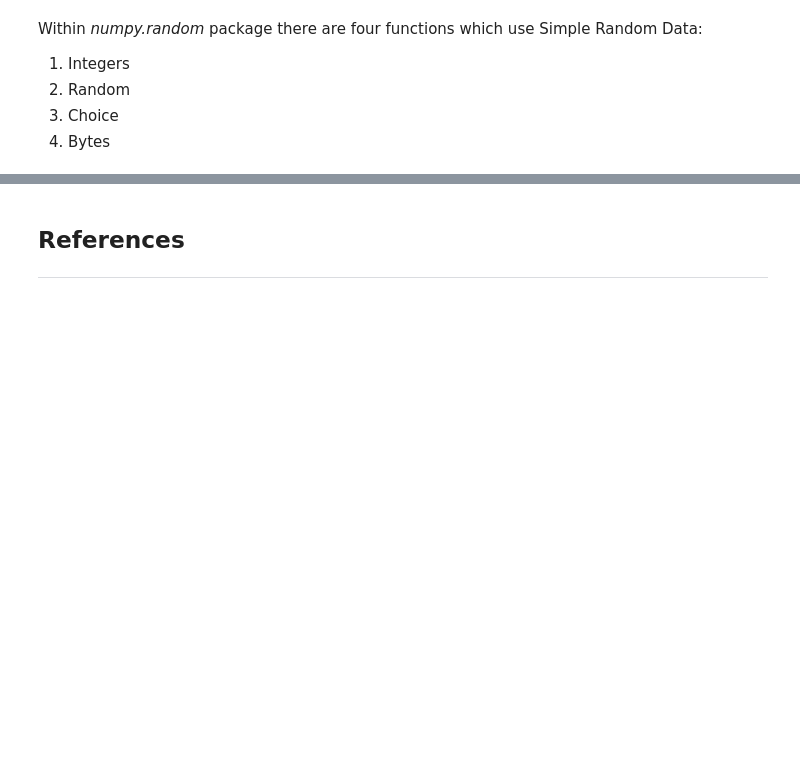
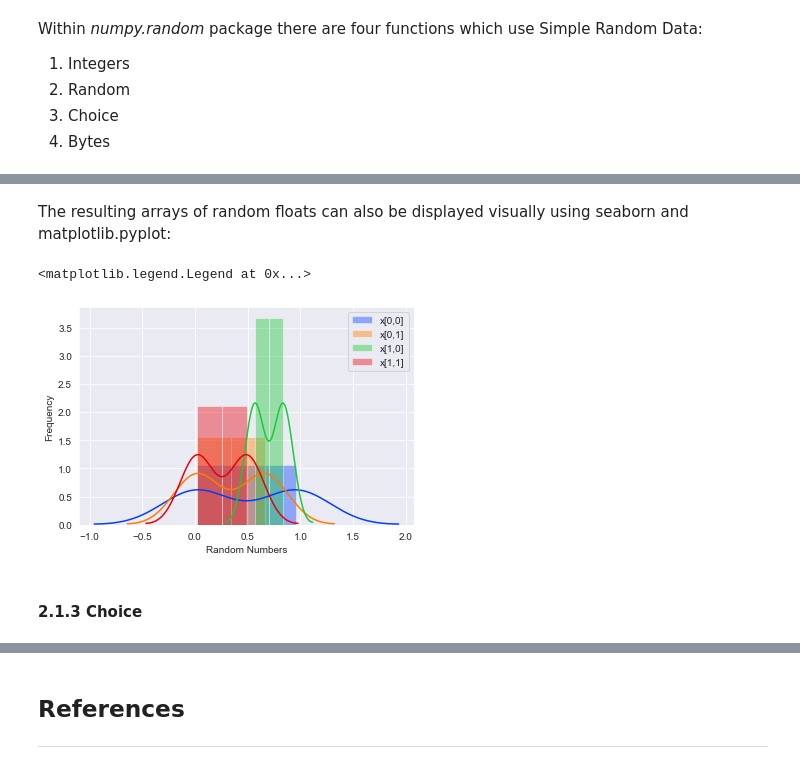
Before and after one commit to JPLee01/Programming_for_Data_Analysis-Assignment, a Jupyter notebook: Programming_for_Data_Analysis-Assignment.ipynb, the cells around one changed output, grey strips where cells are left out. Drawn from its saved outputs; the diff is of its cells as text; code cells hidden in the pictures; blank space fills up the shorter version.

```diff
--- a/Programming_for_Data_Analysis-Assignment.ipynb
+++ b/Programming_for_Data_Analysis-Assignment.ipynb
@@ -120,0 +192,4 @@ Text(0, 0.5, 'Frequency')
+# %%
+#Generate an 4 x 2 x 2 Array (4 Arrays (Groups) with 2 Rows and 2 columns)) of random numbers
+x = np.random.rand(4,2,2)
+print(x)
@@ -120,0 +208,16 @@ Text(0, 0.5, 'Frequency')
+# %% [markdown]
+The resulting arrays of random floats can also be displayed visually using seaborn and matplotlib.pyplot:
+# %%
+#Visualise the above arrays of random Floats
+sns.distplot(x[0,0], label="x[0,0]")
+sns.distplot(x[0,1], label="x[0,1]")
+sns.distplot(x[1,0], label="x[1,0]")
+sns.distplot(x[1,1], label="x[1,1]")
+plt.xlabel("Random Numbers")
+plt.ylabel("Frequency")
+plt.legend(loc="best")
+# %% [output]
+<matplotlib.legend.Legend at 0x...>
+[figure, added]
+# %% [markdown]
+#### 2.1.3 Choice
```
Also changed, not shown: parts of 33 cells of this notebook.
